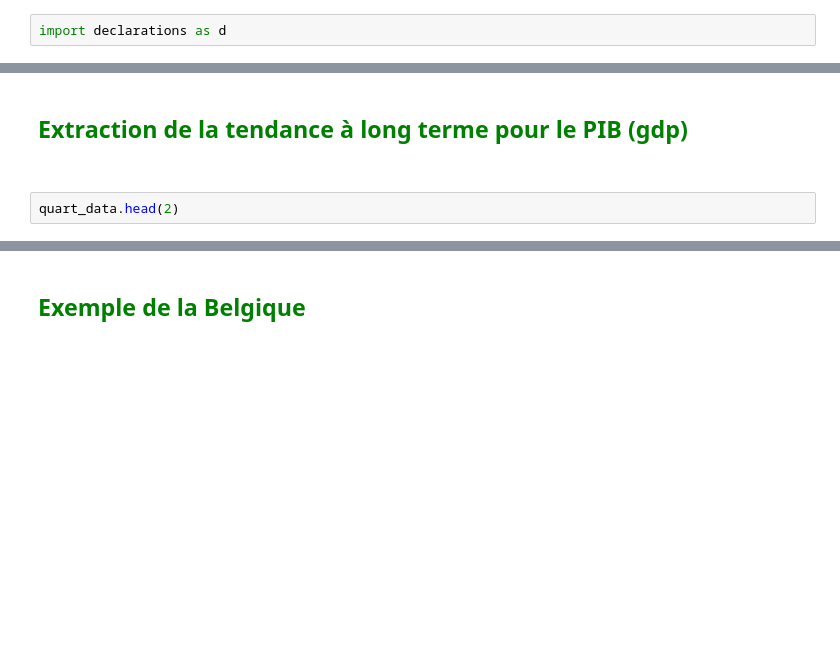
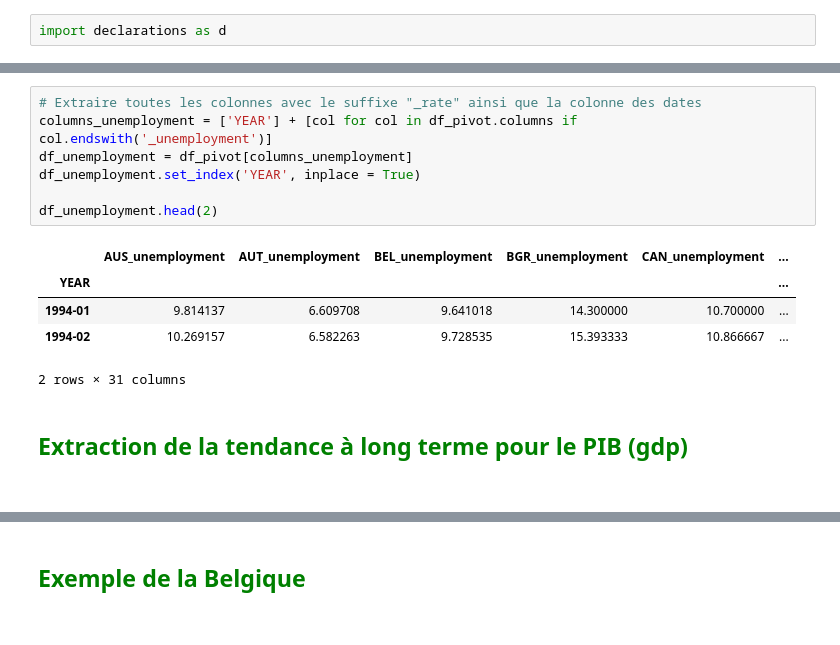
Before and after one commit to Marimar4/Projet-Python, a Jupyter notebook: monmodule/Modélisation.ipynb, the cells around one changed output, grey strips where cells are left out. Saved outputs shown, nothing was run; the diff lists cells and outputs as text; blank space fills up the shorter version.

```diff
--- a/monmodule/Modélisation.ipynb
+++ b/monmodule/Modélisation.ipynb
@@ -60,4 +119,15 @@ data_moyenne = d.pd.read_csv('bases/donnees_moyennees.csv', encoding = 'latin-1'
+# %%
+# Extraire toutes les colonnes avec le suffixe "_rate" ainsi que la colonne des dates
+columns_unemployment = ['YEAR'] + [col for col in df_pivot.columns if col.endswith('_unemployment')]
+df_unemployment = df_pivot[columns_unemployment]
+df_unemployment.set_index('YEAR', inplace = True)
+
+df_unemployment.head(2)
+# %% [output]
+|  | AUS_unemployment | AUT_unemployment | BEL_unemployment | BGR_unemployment | CAN_unemployment | ... |
+| YEAR |  |  |  |  |  | ... |
+| 1994-01 | 9.814137 | 6.609708 | 9.641018 | 14.300000 | 10.700000 | ... |
+| 1994-02 | 10.269157 | 6.582263 | 9.728535 | 15.393333 | 10.866667 | ... |
+2 rows × 31 columns
 # %% [markdown]
 ## <span style="color:green">Extraction de la tendance à long terme pour le PIB (gdp)</span><br><br>
-# %%
-quart_data.head(2)
```
Also changed, not shown: parts of 38 cells of this notebook.
